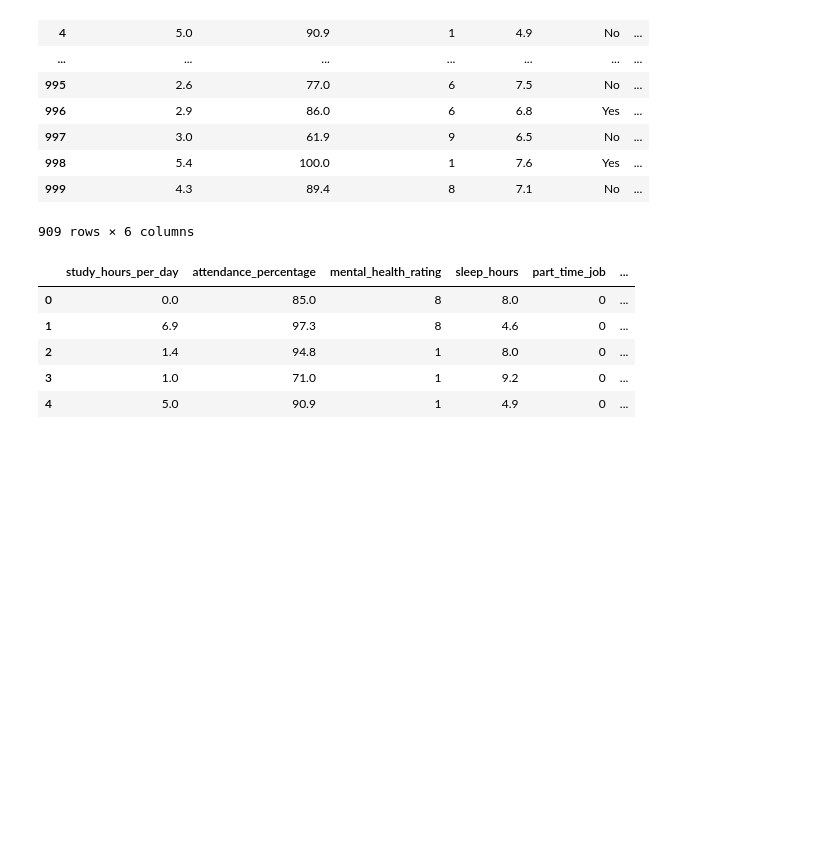
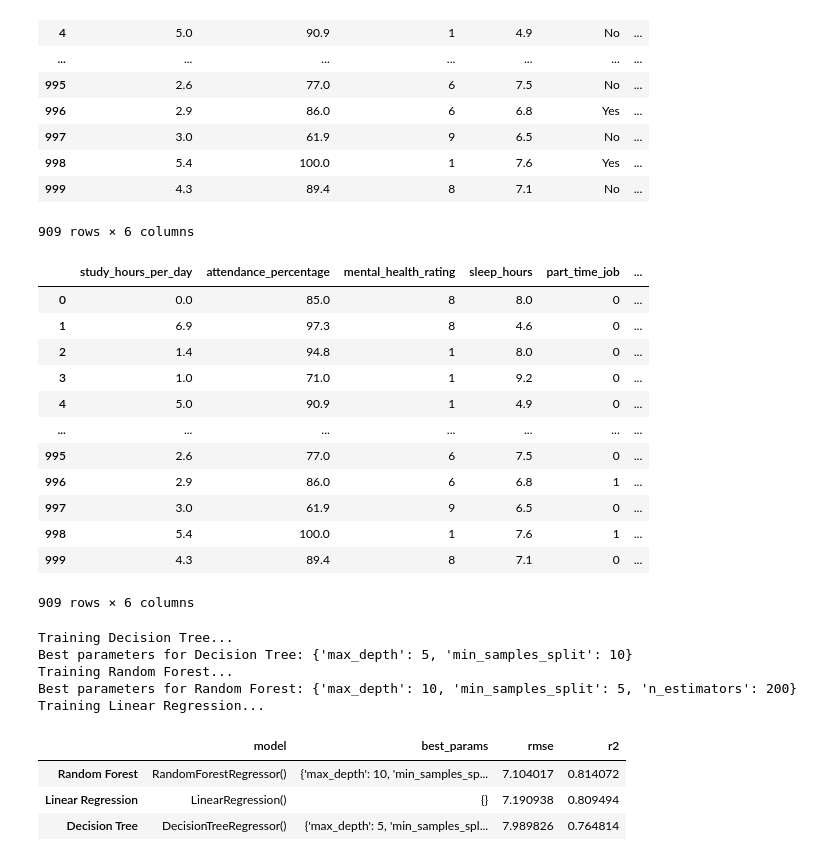
Before and after one commit to l-michalik/MICHALIK, a Jupyter notebook: Machine Learning/05_Predicting Student Exam Scores/main.ipynb, the cells around one changed output. Saved outputs shown, nothing was run; the diff lists cells and outputs as text; code cells hidden in the pictures; blank space fills up the shorter version.

```diff
--- a/Machine Learning/05_Predicting Student Exam Scores/main.ipynb
+++ b/Machine Learning/05_Predicting Student Exam Scores/main.ipynb
@@ -192,12 +207,19 @@ le = LabelEncoder()
 # %%
 model['part_time_job'] = le.fit_transform(model['part_time_job'])
 # %%
-model.head()
+model
 # %% [output]
 |  | study_hours_per_day | attendance_percentage | mental_health_rating | sleep_hours | part_time_job | ... |
 | 0 | 0.0 | 85.0 | 8 | 8.0 | 0 | ... |
 | 1 | 6.9 | 97.3 | 8 | 4.6 | 0 | ... |
 | 2 | 1.4 | 94.8 | 1 | 8.0 | 0 | ... |
 | 3 | 1.0 | 71.0 | 1 | 9.2 | 0 | ... |
 | 4 | 5.0 | 90.9 | 1 | 4.9 | 0 | ... |
+| ... | ... | ... | ... | ... | ... | ... |
+| 995 | 2.6 | 77.0 | 6 | 7.5 | 0 | ... |
+| 996 | 2.9 | 86.0 | 6 | 6.8 | 1 | ... |
+| 997 | 3.0 | 61.9 | 9 | 6.5 | 0 | ... |
+| 998 | 5.4 | 100.0 | 1 | 7.6 | 1 | ... |
+| 999 | 4.3 | 89.4 | 8 | 7.1 | 0 | ... |
+909 rows × 6 columns
 # %%
@@ -227,0 +254,31 @@ models = {
+# %%
+for name, config in models.items():
+    print(f"Training {name}...")
+    model = config['model']
+    params = config['params']
+
+    if params:
+        grid_search = GridSearchCV(model, params, cv=5, scoring='neg_mean_squared_error')
+        grid_search.fit(X_train, y_train)
+        best_model = grid_search.best_estimator_
+        print(f"Best parameters for {name}: {grid_search.best_params_}")
+    else:
+        best_model = model.fit(X_train, y_train)
+
+    y_pred = best_model.predict(X_test)
+
+    rmse = root_mean_squared_error(y_test, y_pred)
+    r2 = r2_score(y_test, y_pred)
+
+    best_models.append({
+        "model": model,
+        "best_params": grid_search.best_params_ if params else {},
+        "rmse": rmse,
+        "r2": r2
+    })
+# %% [output]
+Training Decision Tree...
+Best parameters for Decision Tree: {'max_depth': 5, 'min_samples_split': 10}
+Training Random Forest...
+Best parameters for Random Forest: {'max_depth': 10, 'min_samples_split': 5, 'n_estimators': 200}
+Training Linear Regression...
@@ -227,0 +289,7 @@ models = {
+# %%
+result
+# %% [output]
+|  | model | best_params | rmse | r2 |
+| Random Forest | RandomForestRegressor() | {'max_depth': 10, 'min_samples_sp... | 7.104017 | 0.814072 |
+| Linear Regression | LinearRegression() | {} | 7.190938 | 0.809494 |
+| Decision Tree | DecisionTreeRegressor() | {'max_depth': 5, 'min_samples_spl... | 7.989826 | 0.764814 |
```
Also changed, not shown: parts of 7 cells of this notebook.
